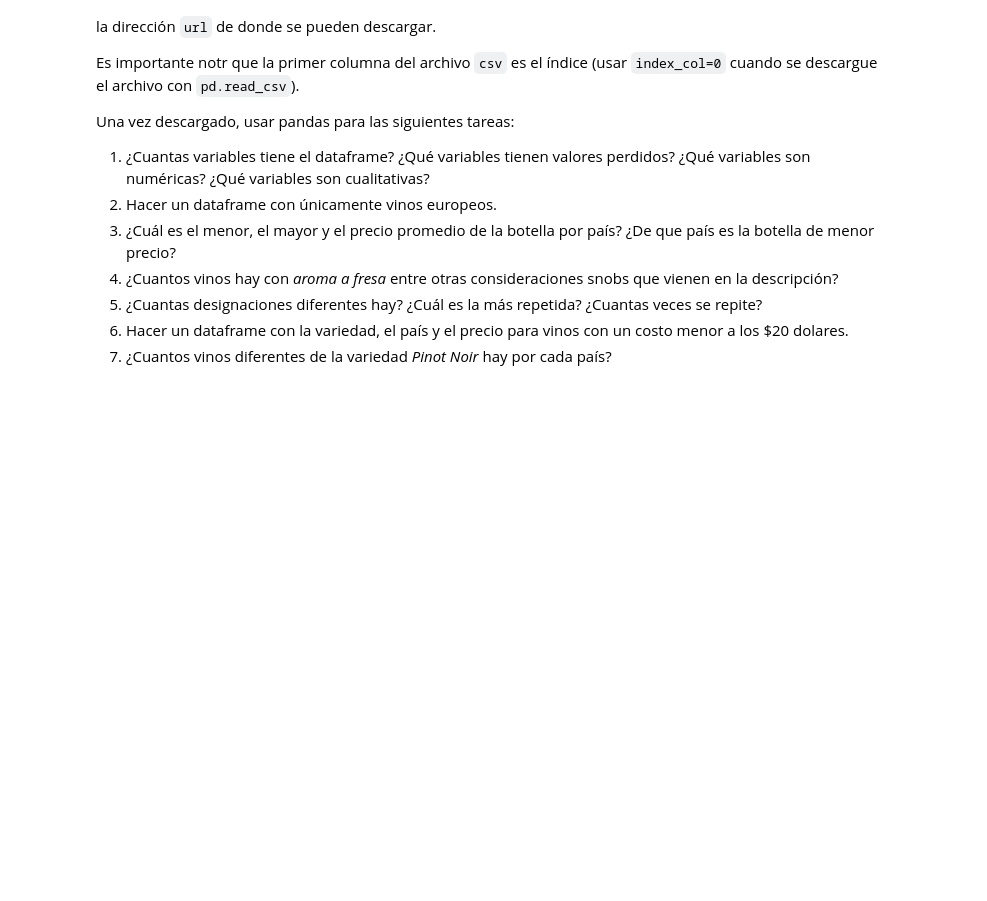
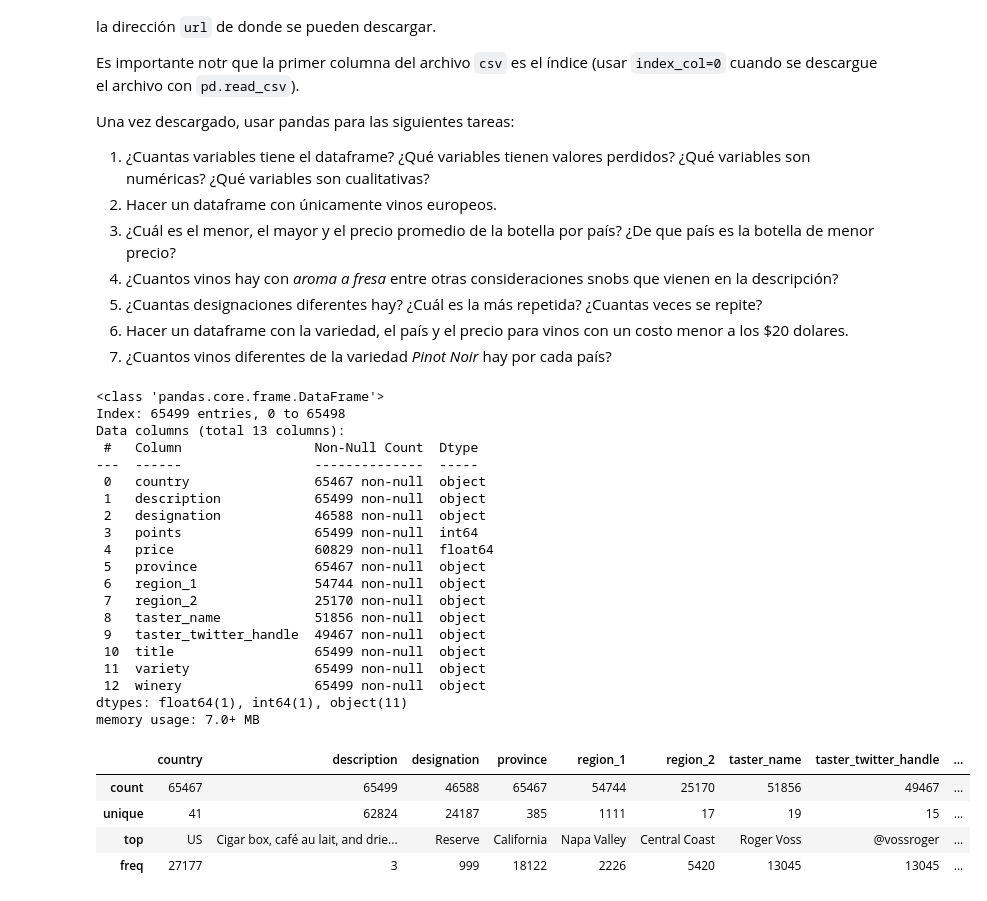
Before and after one commit to Alejandro-Barreras/alejandrobarreras-ai, a Jupyter notebook: tareas_y_actividades/intro_pandas.ipynb, the cells around one changed output. Drawn from its saved outputs; the diff is of its cells as text; code cells hidden in the pictures; blank space fills up the shorter version.

```diff
--- a/tareas_y_actividades/intro_pandas.ipynb
+++ b/tareas_y_actividades/intro_pandas.ipynb
@@ -682,9 +756,40 @@ Una vez descargado, usar pandas para las siguientes tareas:
 winmag_url = 'https://gist.githubusercontent.com/clairehq/79acab35be50eaf1c383948ed3fd1129/raw/407a02139ae1e134992b90b4b2b8c329b3d73a6a/winemag-data-130k-v2.csv'
 # %%
 # ¿Cuantas variables tiene el dataframe?
+df = pd.read_csv(winmag_url, index_col=0)
+df.info()
 # ¿Qué variables tienen valores perdidos?
+df.isnull().sum()
 # ¿Qué variables son numéricas?
+df.describe(include='number')
 # ¿Qué variables son cualitativas?
+df.describe(include=object)
+# %% [output]
+<class 'pandas.core.frame.DataFrame'>
+Index: 65499 entries, 0 to 65498
+Data columns (total 13 columns):
+ #   Column                 Non-Null Count  Dtype
+---  ------                 --------------  -----
+ 0   country                65467 non-null  object
+ 1   description            65499 non-null  object
+ 2   designation            46588 non-null  object
+ 3   points                 65499 non-null  int64
+ 4   price                  60829 non-null  float64
+ 5   province               65467 non-null  object
+ 6   region_1               54744 non-null  object
+ 7   region_2               25170 non-null  object
+ 8   taster_name            51856 non-null  object
+ 9   taster_twitter_handle  49467 non-null  object
+ 10  title                  65499 non-null  object
+ 11  variety                65499 non-null  object
+ 12  winery                 65499 non-null  object
+dtypes: float64(1), int64(1), object(11)
+memory usage: 7.0+ MB
+|  | country | description | designation | province | region_1 | region_2 | taster_name | taster_twitter_handle | ... |
+| count | 65467 | 65499 | 46588 | 65467 | 54744 | 25170 | 51856 | 49467 | ... |
+| unique | 41 | 62824 | 24187 | 385 | 1111 | 17 | 19 | 15 | ... |
+| top | US | Cigar box, café au lait, and drie... | Reserve | California | Napa Valley | Central Coast | Roger Voss | @vossroger | ... |
+| freq | 27177 | 3 | 999 | 18122 | 2226 | 5420 | 13045 | 13045 | ... |
 # %%
 # Hacer un dataframe con únicamente vinos europeos.
 # %%
```
Also changed, not shown: parts of 17 cells of this notebook.
